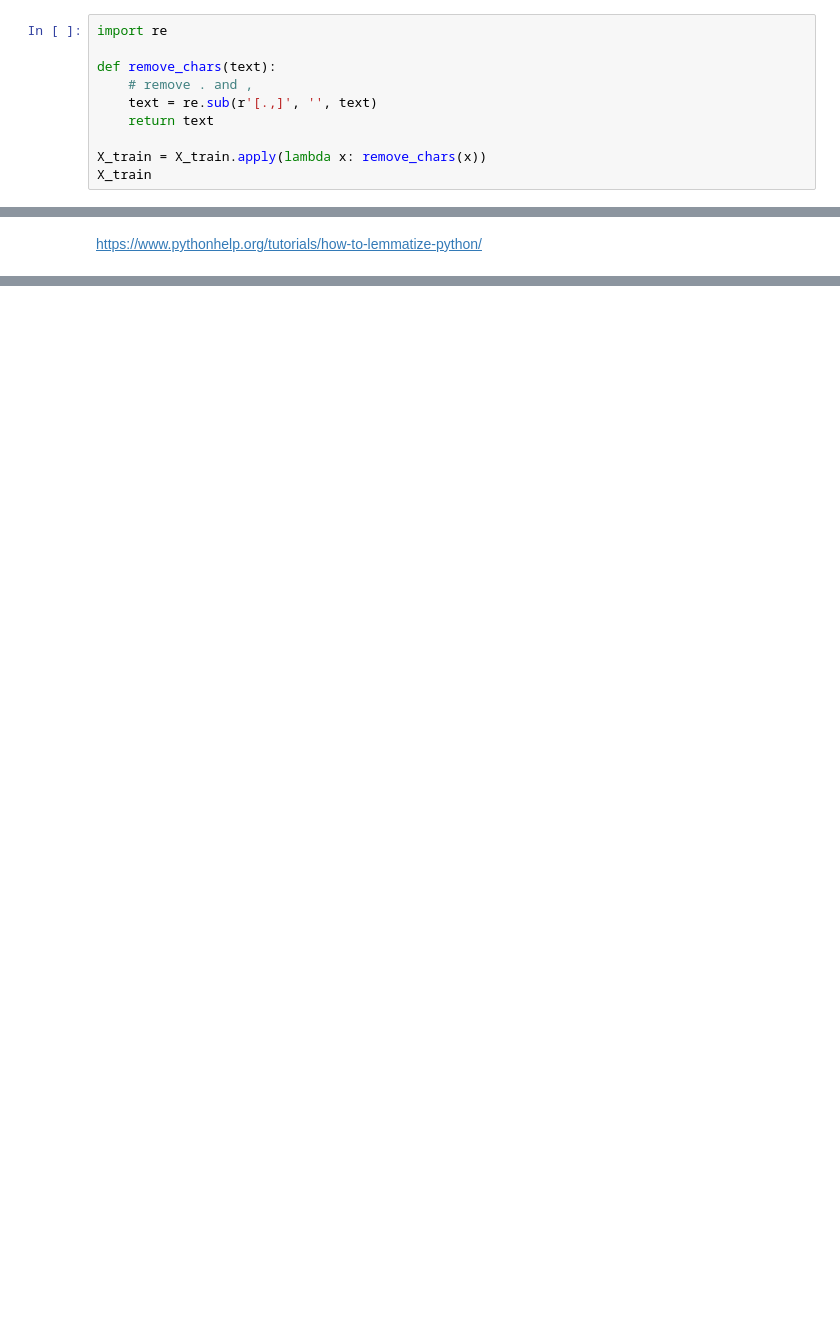
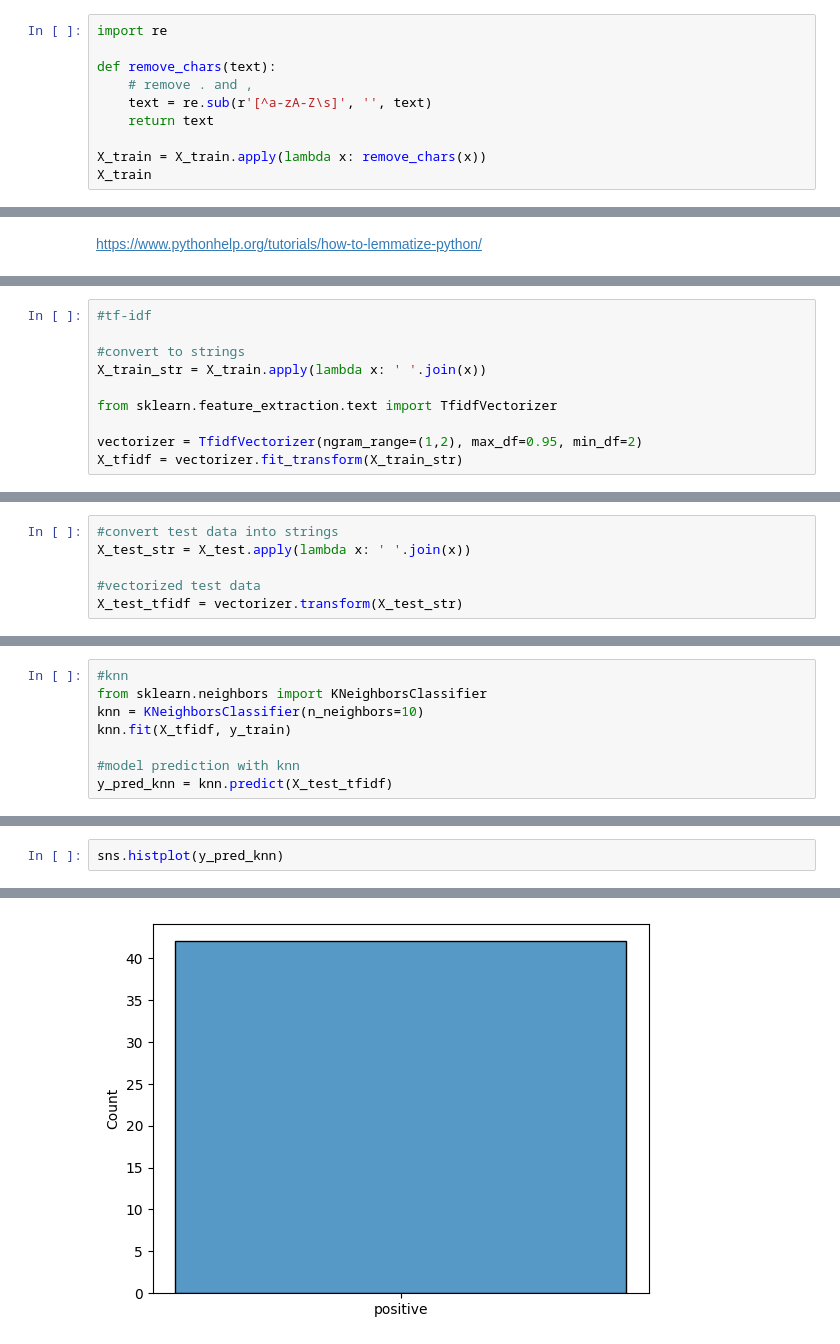
Before and after one commit to rzkybagaskara/sentiment-analysis-vat-12percent-indonesia, a Jupyter notebook: notebook.ipynb, the cells around one changed output, grey strips where cells are left out. Drawn from its saved outputs; the diff is of its cells as text; blank space fills up the shorter version.

Commit message:
vectorization and train the models

```diff
--- a/notebook.ipynb
+++ b/notebook.ipynb
@@ -397,7 +397,7 @@ import re
 
 def remove_chars(text):
     # remove . and ,
-    text = re.sub(r'[.,]', '', text)
+    text = re.sub(r'[^a-zA-Z\s]', '', text)
     return text
 
 X_train = X_train.apply(lambda x: remove_chars(x))
@@ -543,0 +562,10 @@ Name: title_en, Length: 331, dtype: object
+# %%
+#tf-idf
+
+#convert to strings
+X_train_str = X_train.apply(lambda x: ' '.join(x))
+
+from sklearn.feature_extraction.text import TfidfVectorizer
+
+vectorizer = TfidfVectorizer(ngram_range=(1,2), max_df=0.95, min_df=2)
+X_tfidf = vectorizer.fit_transform(X_train_str)
@@ -543,0 +574,6 @@ Name: title_en, Length: 331, dtype: object
+# %%
+#convert test data into strings
+X_test_str = X_test.apply(lambda x: ' '.join(x))
+
+#vectorized test data
+X_test_tfidf = vectorizer.transform(X_test_str)
@@ -543,0 +582,8 @@ Name: title_en, Length: 331, dtype: object
+# %%
+#knn
+from sklearn.neighbors import KNeighborsClassifier
+knn = KNeighborsClassifier(n_neighbors=10)
+knn.fit(X_tfidf, y_train)
+
+#model prediction with knn
+y_pred_knn = knn.predict(X_test_tfidf)
@@ -543,0 +674,3 @@ Name: title_en, Length: 331, dtype: object
+# %%
+sns.histplot(y_pred_knn)
+# %% [output]
@@ -543,0 +678 @@ Name: title_en, Length: 331, dtype: object
+[figure, added]
```
Also changed, not shown: parts of 35 cells of this notebook.
